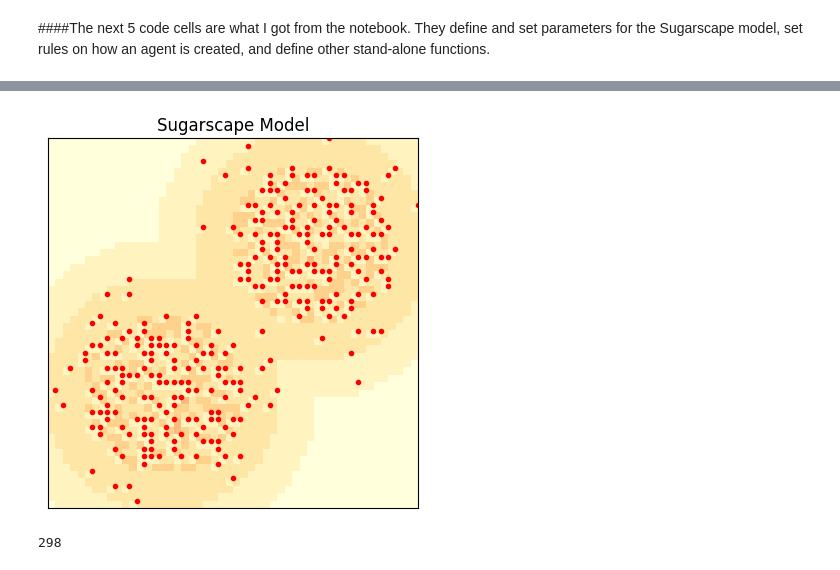
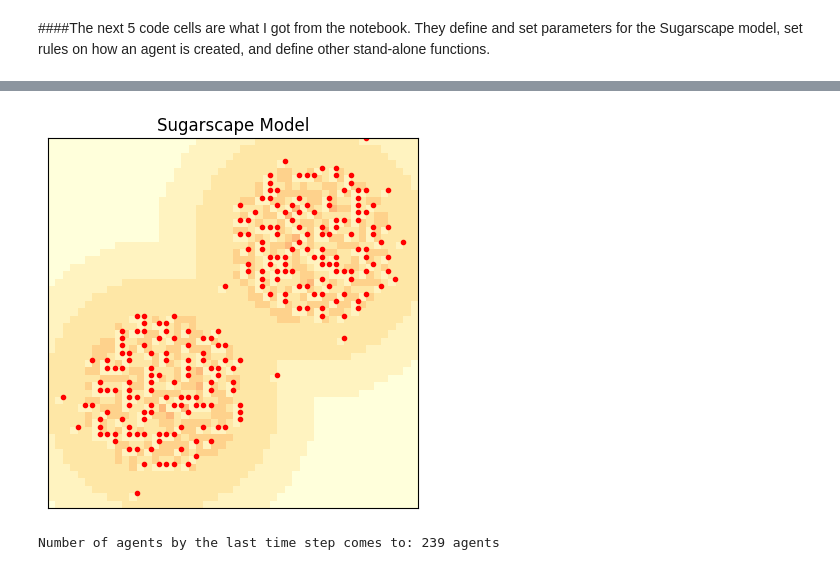
Before and after one commit to sir-sauc3/Sugarscape-Model, a Jupyter notebook: Sugarscape.ipynb, the cells around one changed output, grey strips where cells are left out. Saved outputs shown, nothing was run; the diff lists cells and outputs as text; code cells hidden in the pictures.

```diff
--- a/Sugarscape.ipynb
+++ b/Sugarscape.ipynb
@@ -305,15 +343,15 @@ class Sugarscape(Cell2D):
         self.grow()
         return len(self.agents)
 
-    def add_agent(self):
-        """Generates a new random agent.
+    # def add_agent(self):
+    #     """Generates a new random agent.
 
-        returns: new Agent
-        """
-        new_agent = Agent(self.random_loc(), self.params)
-        self.agents.append(new_agent)
-        self.occupied.add(new_agent.loc)
-        return new_agent
+    #     returns: new Agent
+    #     """
+    #     new_agent = Agent(self.random_loc(), self.params)
+    #     self.agents.append(new_agent)
+    #     self.occupied.add(new_agent.loc)
+    #     return new_agent
 
     def random_loc(self):
         """Choose a random unoccupied cell.
@@ -353,8 +401,8 @@ env.draw()
 # %%
-env.animate(frames=20)
+env.animate(frames=300)
 # %% [output]
-[figure, old version]
+[figure, new version]
-# %%
-len(env.agents)
-# %% [output]
-298
+# %%
+print(f'Number of agents by the last time step comes to: {len(env.agents)} agents')
+# %% [output]
+Number of agents by the last time step comes to: 239 agents
```
Also changed, not shown: parts of 12 cells of this notebook.
